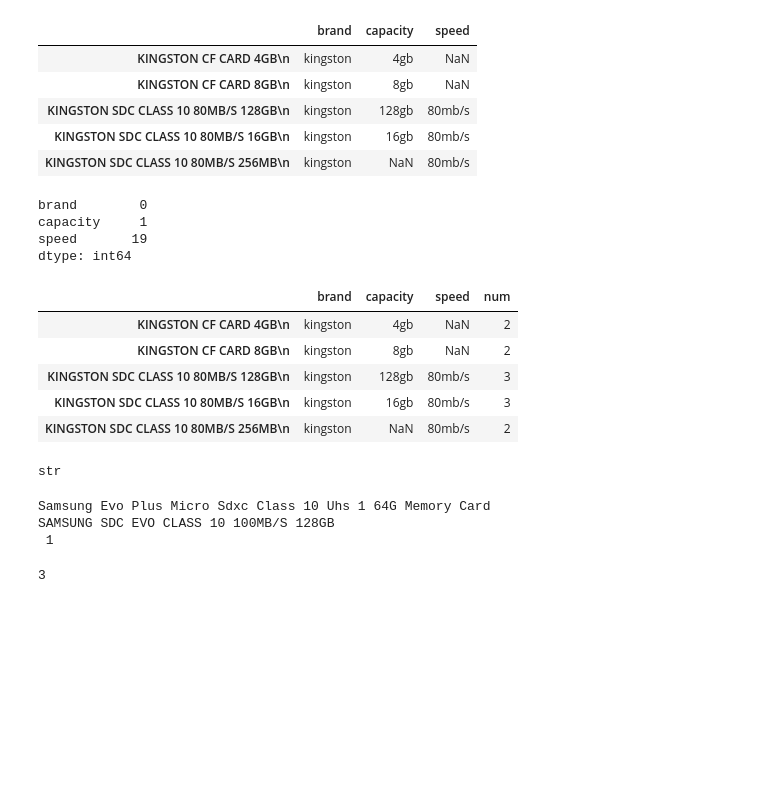
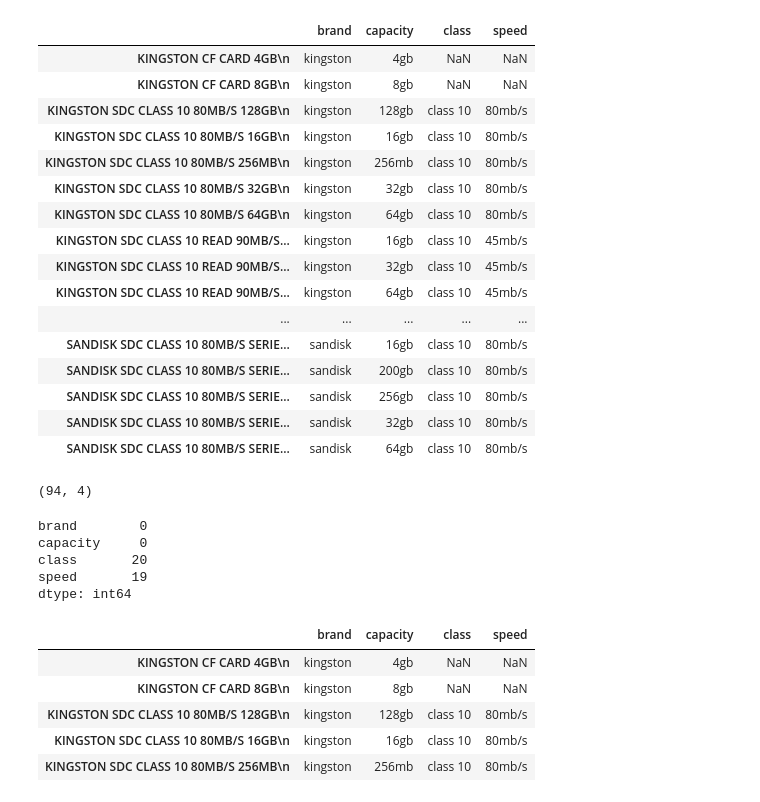
Before and after one commit to mylogicniche/Matching-product-names-to-scraped-data, a Jupyter notebook: matching2.ipynb, the cells around one changed output. Cells and saved outputs as stored; diff of their text form; code cells hidden in the pictures; blank space fills up the shorter version.

```diff
--- a/matching2.ipynb
+++ b/matching2.ipynb
@@ -19,7 +23,12 @@ def clean(s):
     for part in second:
         if "mb/s" in part:
             d.update({'speed':part})
-        if "gb" in part:
+        else:
+            for i, p in enumerate(sl):
+                if p == 'class':
+                    d.update({'class':'class ' + sl[i+1]})
+                    break;
+        if "gb" in part or "mb" in part:
             d.update({'capacity':part[0:-1].replace('\n', "")})
 
     return d
@@ -28,19 +37,35 @@ prodict = {}
 for l in list_tgt:
     prodict.update({l: clean(l)})
 # %%
-df = pd.DataFrame(prodict).T
-df.head()
+df_tgt = pd.DataFrame(prodict).T
+df_tgt.head(50)
 # %% [output]
-|  | brand | capacity | speed |
-| KINGSTON CF CARD 4GB\n | kingston | 4gb | NaN |
-| KINGSTON CF CARD 8GB\n | kingston | 8gb | NaN |
-| KINGSTON SDC CLASS 10 80MB/S 128GB\n | kingston | 128gb | 80mb/s |
-| KINGSTON SDC CLASS 10 80MB/S 16GB\n | kingston | 16gb | 80mb/s |
-| KINGSTON SDC CLASS 10 80MB/S 256MB\n | kingston | NaN | 80mb/s |
+|  | brand | capacity | class | speed |
+| KINGSTON CF CARD 4GB\n | kingston | 4gb | NaN | NaN |
+| KINGSTON CF CARD 8GB\n | kingston | 8gb | NaN | NaN |
+| KINGSTON SDC CLASS 10 80MB/S 128GB\n | kingston | 128gb | class 10 | 80mb/s |
+| KINGSTON SDC CLASS 10 80MB/S 16GB\n | kingston | 16gb | class 10 | 80mb/s |
+| KINGSTON SDC CLASS 10 80MB/S 256MB\n | kingston | 256mb | class 10 | 80mb/s |
+| KINGSTON SDC CLASS 10 80MB/S 32GB\n | kingston | 32gb | class 10 | 80mb/s |
+| KINGSTON SDC CLASS 10 80MB/S 64GB\n | kingston | 64gb | class 10 | 80mb/s |
+| KINGSTON SDC CLASS 10 READ 90MB/S... | kingston | 16gb | class 10 | 45mb/s |
+| KINGSTON SDC CLASS 10 READ 90MB/S... | kingston | 32gb | class 10 | 45mb/s |
+| KINGSTON SDC CLASS 10 READ 90MB/S... | kingston | 64gb | class 10 | 45mb/s |
+| ... | ... | ... | ... | ... |
+| SANDISK SDC CLASS 10 80MB/S SERIE... | sandisk | 16gb | class 10 | 80mb/s |
+| SANDISK SDC CLASS 10 80MB/S SERIE... | sandisk | 200gb | class 10 | 80mb/s |
+| SANDISK SDC CLASS 10 80MB/S SERIE... | sandisk | 256gb | class 10 | 80mb/s |
+| SANDISK SDC CLASS 10 80MB/S SERIE... | sandisk | 32gb | class 10 | 80mb/s |
+| SANDISK SDC CLASS 10 80MB/S SERIE... | sandisk | 64gb | class 10 | 80mb/s |
+# %%
+df_tgt.shape
+# %% [output]
+(94, 4)
 # %%
-df.isnull().sum()
+df_tgt.isnull().sum()
 # %% [output]
 brand        0
-capacity     1
+capacity     0
+class       20
 speed       19
 dtype: int64
@@ -49,29 +72,12 @@ df['num'] = df.notnull().sum(axis=1)
 # %%
-df.head()
+df_tgt.head()
 # %% [output]
-|  | brand | capacity | speed | num |
-| KINGSTON CF CARD 4GB\n | kingston | 4gb | NaN | 2 |
-| KINGSTON CF CARD 8GB\n | kingston | 8gb | NaN | 2 |
-| KINGSTON SDC CLASS 10 80MB/S 128GB\n | kingston | 128gb | 80mb/s | 3 |
-| KINGSTON SDC CLASS 10 80MB/S 16GB\n | kingston | 16gb | 80mb/s | 3 |
-| KINGSTON SDC CLASS 10 80MB/S 256MB\n | kingston | NaN | 80mb/s | 2 |
+|  | brand | capacity | class | speed |
+| KINGSTON CF CARD 4GB\n | kingston | 4gb | NaN | NaN |
+| KINGSTON CF CARD 8GB\n | kingston | 8gb | NaN | NaN |
+| KINGSTON SDC CLASS 10 80MB/S 128GB\n | kingston | 128gb | class 10 | 80mb/s |
+| KINGSTON SDC CLASS 10 80MB/S 16GB\n | kingston | 16gb | class 10 | 80mb/s |
+| KINGSTON SDC CLASS 10 80MB/S 256MB\n | kingston | 256mb | class 10 | 80mb/s |
-# %%
-type(df.iloc[0,0])
-# %% [output]
-str
-# %%
-l = list_src[5]
-print(l)
-df_temp = df.drop(['num'], axis=1).applymap(lambda x: 1 if type(x) == str and x in l.lower() else 0)
-key = df_temp.sum(axis=1).sort_values(ascending=False).index.tolist()[0]
-num = df_temp.sum(axis=1).sort_values(ascending=False).values.tolist()[0]
-print(key,num)
-df['num'].loc[key]
-# %% [output]
-Samsung Evo Plus Micro Sdxc Class 10 Uhs 1 64G Memory Card
-SAMSUNG SDC EVO CLASS 10 100MB/S 128GB
- 1
-3
 # %%
 matchdict = {}
 for s in list_src:
```
Also changed, not shown: parts of 7 cells of this notebook.
